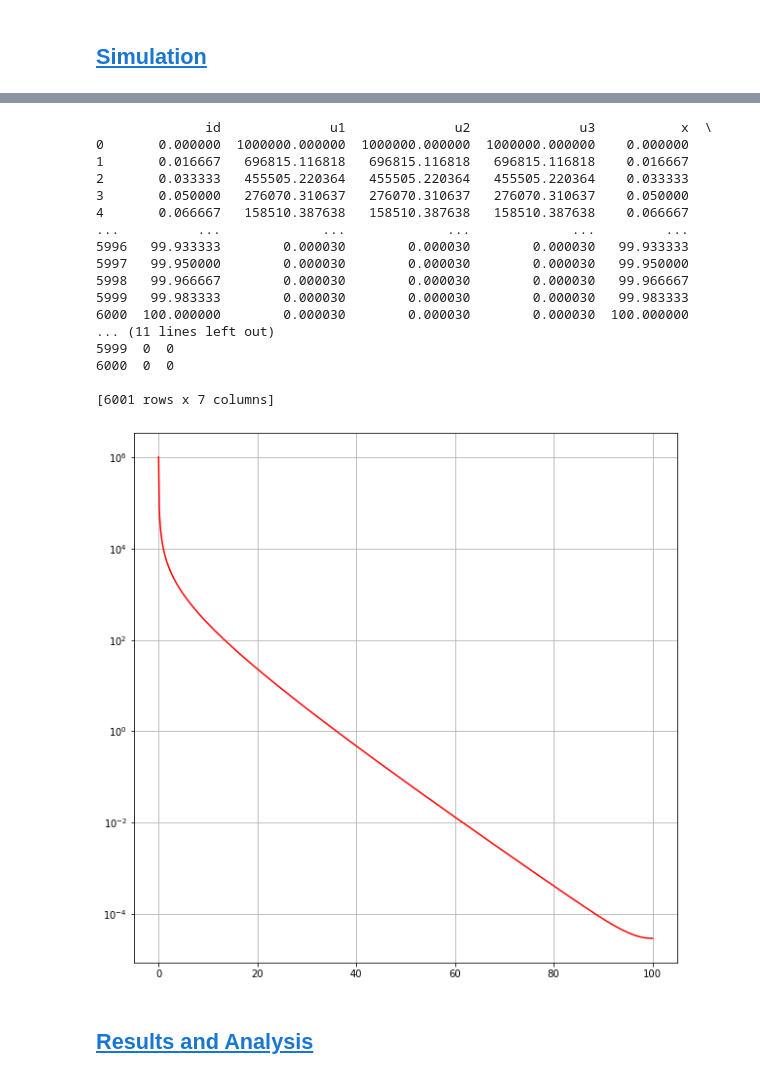
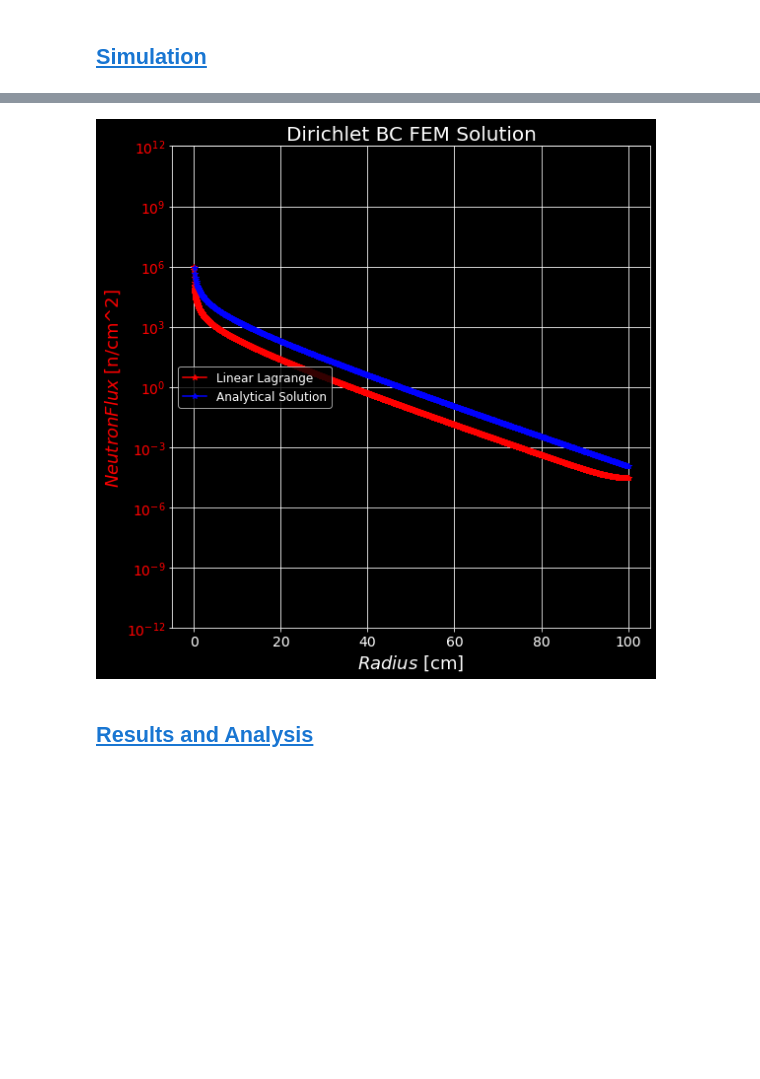
Before and after one commit to AnthonyB08/neutron__transport, a Jupyter notebook: report-coupled-3Domains.ipynb, the cells around one changed output, grey strips where cells are left out. Saved outputs shown, nothing was run; the diff lists cells and outputs as text; code cells hidden in the pictures; blank space fills up the shorter version.

```diff
--- a/report-coupled-3Domains.ipynb
+++ b/report-coupled-3Domains.ipynb
@@ -111,15 +111,24 @@ def plot_solution(df,
 
     import matplotlib.pyplot as plt
     %matplotlib inline
+    import math
     plt.style.use('dark_background')
+    S=10**6
+    sigma_s=3.45
+    r=np.linspace(.1,100,1000)
+    D=1/(sigma_s*(1-2/3))
+    sigma_c=0.022
+    L=math.sqrt(D/sigma_c)
 
-    (fig, ax1) = plt.subplots(1, figsize=(14, 5))
+    y = S*np.exp(-r/L)/(4*np.pi*D*r)
 
-    ax1.plot(df['x'], df['u'].abs()*2.4e9,'r*-',label=basis_functions_type)
+    (fig, ax1) = plt.subplots(1, figsize=(8, 8))
 
-    ax1.set_xlabel(r'$x$ [cm]', fontsize=18)
-    ax1.set_ylabel(r'$u_h(x)$ [g/cc]', fontsize=18, color='red')
-    ax1.set_xscale('log')
+    ax1.plot(df['x'], df['u1'],'r*-',label=basis_functions_type)
+    ax1.plot(r, y,'b*-',label='Analytical Solution')
+    ax1.set_xlabel(r'$Radius $ [cm]', fontsize=18)
+    ax1.set_ylabel(r'$Neutron Flux$ [n/cm^2]', fontsize=18, color='red')
+
     ax1.set_yscale('log')
 
     ax1.tick_params(axis='y', labelcolor='red', labelsize=14)
@@ -135,34 +144,8 @@ def plot_solution(df,
 # %%
 import pandas as pd
 df = pd.read_csv('output1G_x-data_0002.csv')
-#plot_solution(df, title='Dirichlet BC FEM Solution', basis_functions_type='Linear Lagrange', flux_basis_functions_type='Constant Monomial')
-print(df)
+plot_solution(df, title='Dirichlet BC FEM Solution', basis_functions_type='Linear Lagrange', flux_basis_functions_type='Constant Monomial')
 # %% [output]
-              id              u1              u2              u3           x  \
-0       0.000000  1000000.000000  1000000.000000  1000000.000000    0.000000
-1       0.016667   696815.116818   696815.116818   696815.116818    0.016667
-2       0.033333   455505.220364   455505.220364   455505.220364    0.033333
-3       0.050000   276070.310637   276070.310637   276070.310637    0.050000
-4       0.066667   158510.387638   158510.387638   158510.387638    0.066667
-...          ...             ...             ...             ...         ...
-5996   99.933333        0.000030        0.000030        0.000030   99.933333
-5997   99.950000        0.000030        0.000030        0.000030   99.950000
-5998   99.966667        0.000030        0.000030        0.000030   99.966667
-5999   99.983333        0.000030        0.000030        0.000030   99.983333
-6000  100.000000        0.000030        0.000030        0.000030  100.000000
-... (11 lines left out)
-5999  0  0
-6000  0  0
-
-[6001 rows x 7 columns]
+[figure, added]
-# %%
-fig = plt.figure(figsize=(10,10))
-plt.plot(df["x"],df["u1"],"r-")
-plt.yscale("log")
-#plt.xlim(0,100)
-plt.grid()
-plt.show()
-# %% [output]
-[figure, removed]
 # %% [markdown]
 ## [Results and Analysis](#toc)<a id="ranalysis"></a>
```
Also changed, not shown: parts of 1 cell of this notebook.
